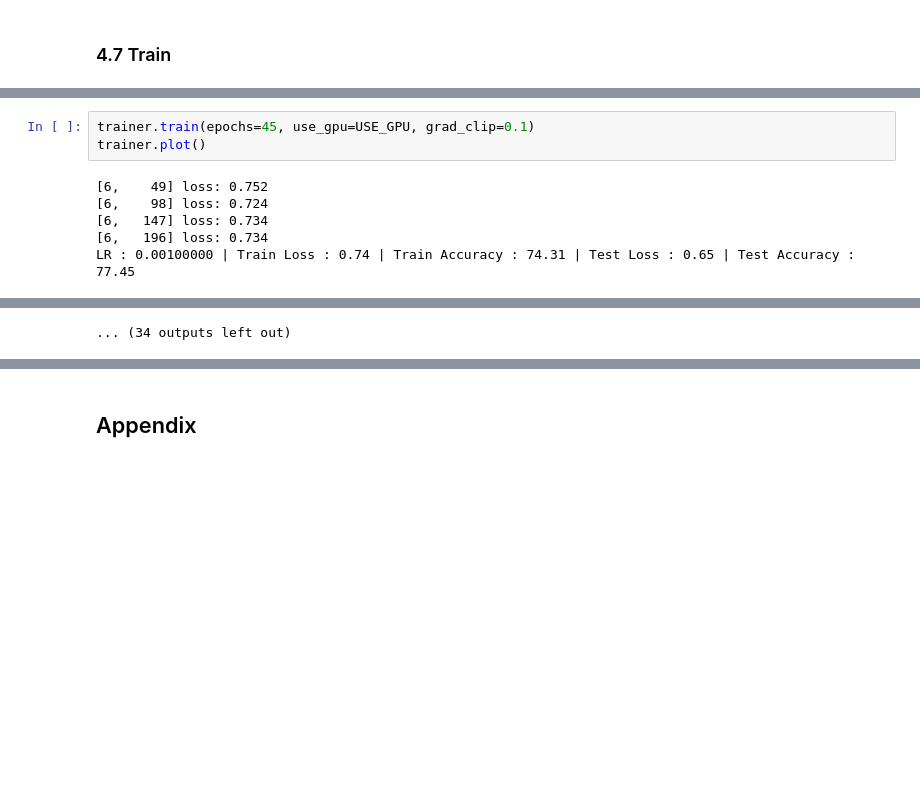
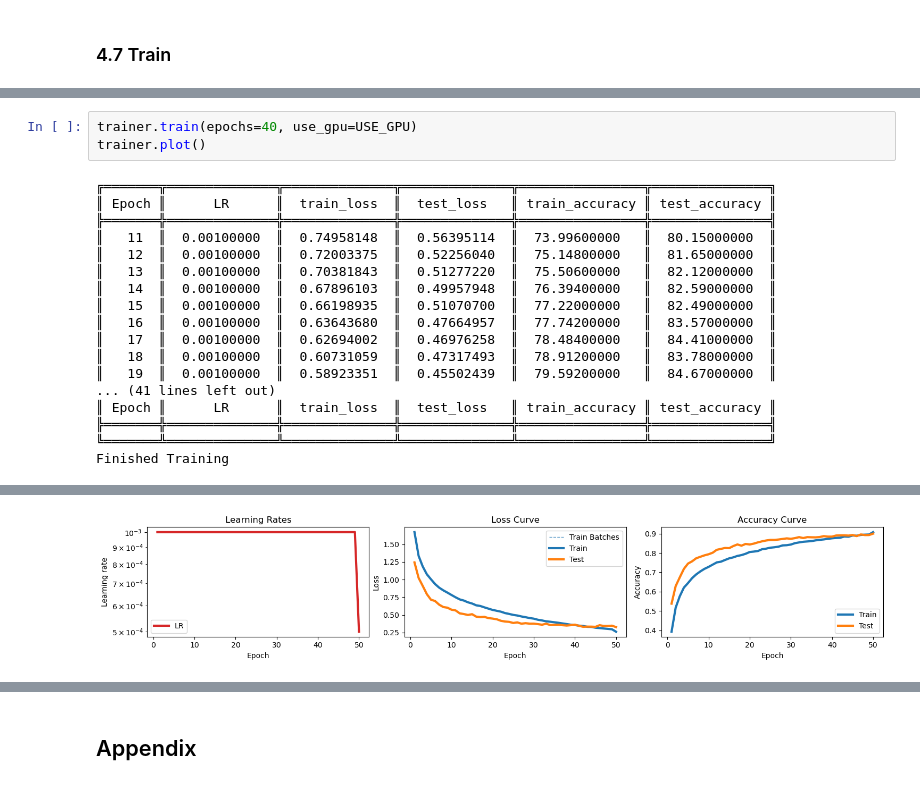
Before and after one commit to Ataago-AI/NN-Deep-Learning, a Jupyter notebook: assignment/NN_DL_Assignment_1.ipynb, the cells around one changed output, grey strips where cells are left out. Drawn from its saved outputs; the diff is of its cells as text; blank space fills up the shorter version.

```diff
--- a/assignment/NN_DL_Assignment_1.ipynb
+++ b/assignment/NN_DL_Assignment_1.ipynb
@@ -795,9 +821,21 @@ Finished Training
 # %%
-trainer.train(epochs=45, use_gpu=USE_GPU, grad_clip=0.1)
+trainer.train(epochs=40, use_gpu=USE_GPU)
 trainer.plot()
 # %% [output]
-[6,    49] loss: 0.752
-[6,    98] loss: 0.724
-[6,   147] loss: 0.734
-[6,   196] loss: 0.734
-LR : 0.00100000 | Train Loss : 0.74 | Train Accuracy : 74.31 | Test Loss : 0.65 | Test Accuracy : 77.45
+╔═══════╦══════════════╦══════════════╦══════════════╦════════════════╦═══════════════╗
+║ Epoch ║      LR      ║  train_loss  ║  test_loss   ║ train_accuracy ║ test_accuracy ║
+╠═══════╬══════════════╬══════════════╬══════════════╬════════════════╬═══════════════╣
+║   11  ║  0.00100000  ║  0.74958148  ║  0.56395114  ║  73.99600000   ║  80.15000000  ║
+║   12  ║  0.00100000  ║  0.72003375  ║  0.52256040  ║  75.14800000   ║  81.65000000  ║
+║   13  ║  0.00100000  ║  0.70381843  ║  0.51277220  ║  75.50600000   ║  82.12000000  ║
+║   14  ║  0.00100000  ║  0.67896103  ║  0.49957948  ║  76.39400000   ║  82.59000000  ║
+║   15  ║  0.00100000  ║  0.66198935  ║  0.51070700  ║  77.22000000   ║  82.49000000  ║
+║   16  ║  0.00100000  ║  0.63643680  ║  0.47664957  ║  77.74200000   ║  83.57000000  ║
+║   17  ║  0.00100000  ║  0.62694002  ║  0.46976258  ║  78.48400000   ║  84.41000000  ║
+║   18  ║  0.00100000  ║  0.60731059  ║  0.47317493  ║  78.91200000   ║  83.78000000  ║
+║   19  ║  0.00100000  ║  0.58923351  ║  0.45502439  ║  79.59200000   ║  84.67000000  ║
+... (41 lines left out)
+║ Epoch ║      LR      ║  train_loss  ║  test_loss   ║ train_accuracy ║ test_accuracy ║
+╠═══════╬══════════════╬══════════════╬══════════════╬════════════════╬═══════════════╣
+╚═══════╩══════════════╩══════════════╩══════════════╩════════════════╩═══════════════╝
+Finished Training
@@ -859,2 +842,2 @@ LR : 0.00100000 | Train Loss : 0.39 | Train Accuracy : 86.18 | Test Loss : 0.40
-... (34 outputs left out)
+[figure, added]
 # %%
```
Also changed, not shown: parts of 23 cells of this notebook.
